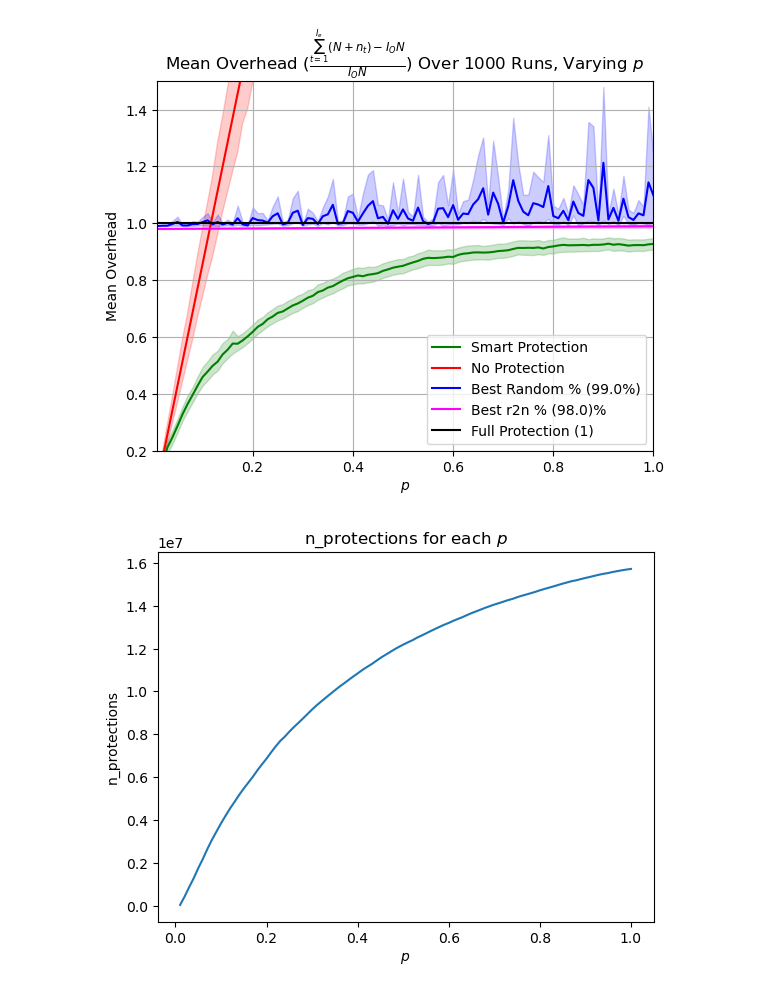
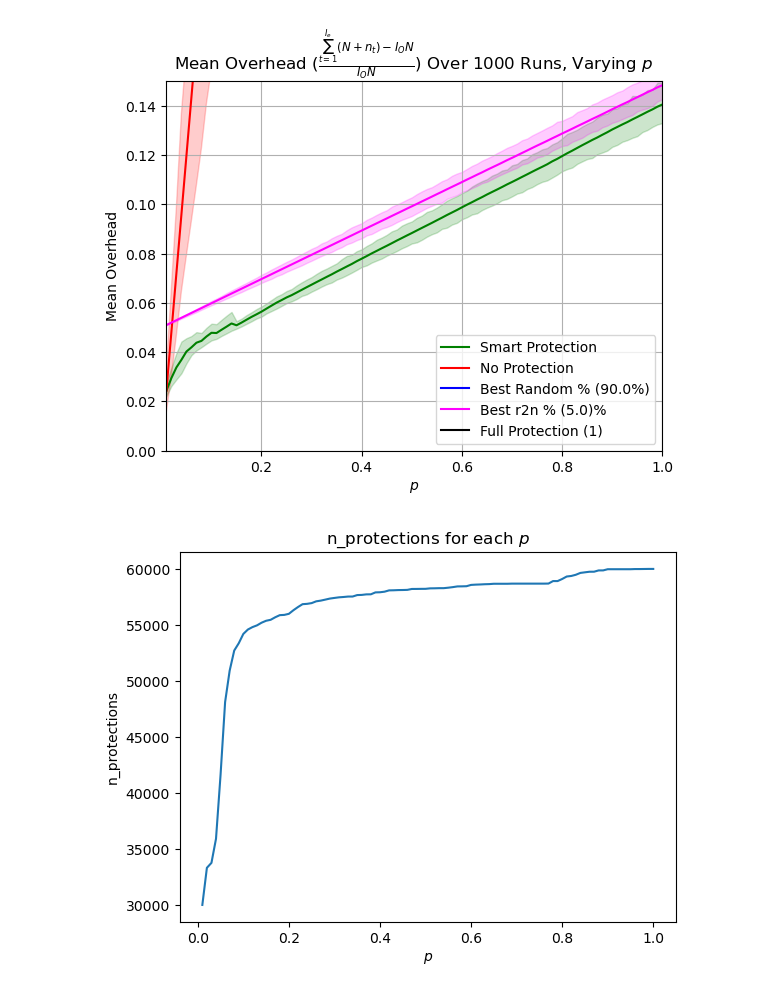
Before and after one commit to DanielRJohnson/Dynamic-Selective-Protection, a Jupyter notebook: analyses/overhead_analysis.ipynb, the cells around one changed output. Drawn from its saved outputs; the diff is of its cells as text; code cells hidden in the pictures.

Commit message:
add analyses for raefsky4

```diff
--- a/analyses/overhead_analysis.ipynb
+++ b/analyses/overhead_analysis.ipynb
@@ -10,8 +10,7 @@ import seaborn as sns
 from scipy.sparse.linalg import norm
 from io_utils import load_models, load_matrices_from_dir
 # %%
-matrix = "ct20stif"
-# matrix = "cbuckle"
+matrix = "raefsky4"
 df = pd.read_csv(f"data/{matrix}_1000.csv")
 errorfree_iterations = df["errorfree_iterations"][0]  # all the same
 n_rows = df["n_rows"][0]  # all the same
@@ -195,26 +181,26 @@ r2n_df = make_p_overhead_dataframe(r2n_overheads_by_p)
 # %%
 sns.lineplot(prot_df, x="p", y="overhead",
          label="Smart Protection", c="green")
 sns.lineplot(nonprot_df, x="p", y="overhead",
              label="No Protection", c="red")
 sns.lineplot(rand_df, x="p", y="overhead",
              label=f"Best Random % ({best_random_percentage * 100}%)", c="blue")
 sns.lineplot(r2n_df, x="p", y="overhead",
              label=f"Best r2n % ({best_r2n_percentage * 100})%", c="magenta")
 plt.plot(ps, [1] * len(ps), label="Full Protection (1)", c="black")
 
 plt.xlabel("$p$")
 plt.ylabel("Mean Overhead")
 overhead_formula = r"$ \frac{\sum_{t=1}^{I_e}(N + n_t) - I_ON}{I_ON} $"
 plt.title(f"Mean Overhead ({overhead_formula}) Over 1000 Runs, Varying $p$ ")
 plt.legend()
 plt.grid()
 plt.xlim(0.01, 1)
-plt.ylim(0.2, 1.5)
+plt.ylim(0, 0.15)
 plt.savefig(f"./figures/{matrix}/mean_overheads.png")
 plt.show()
 # %% [output]
-[figure, old version]
+[figure, new version]
 # %%
 n_prots_per_p = []
 
@@ -229,4 +215,4 @@ plt.xlabel("$p$")
 plt.ylabel("n_protections")
 plt.show()
 # %% [output]
-[figure, old version]
+[figure, new version]
```
Also changed, not shown: parts of 5 cells of this notebook, 14 other files.
